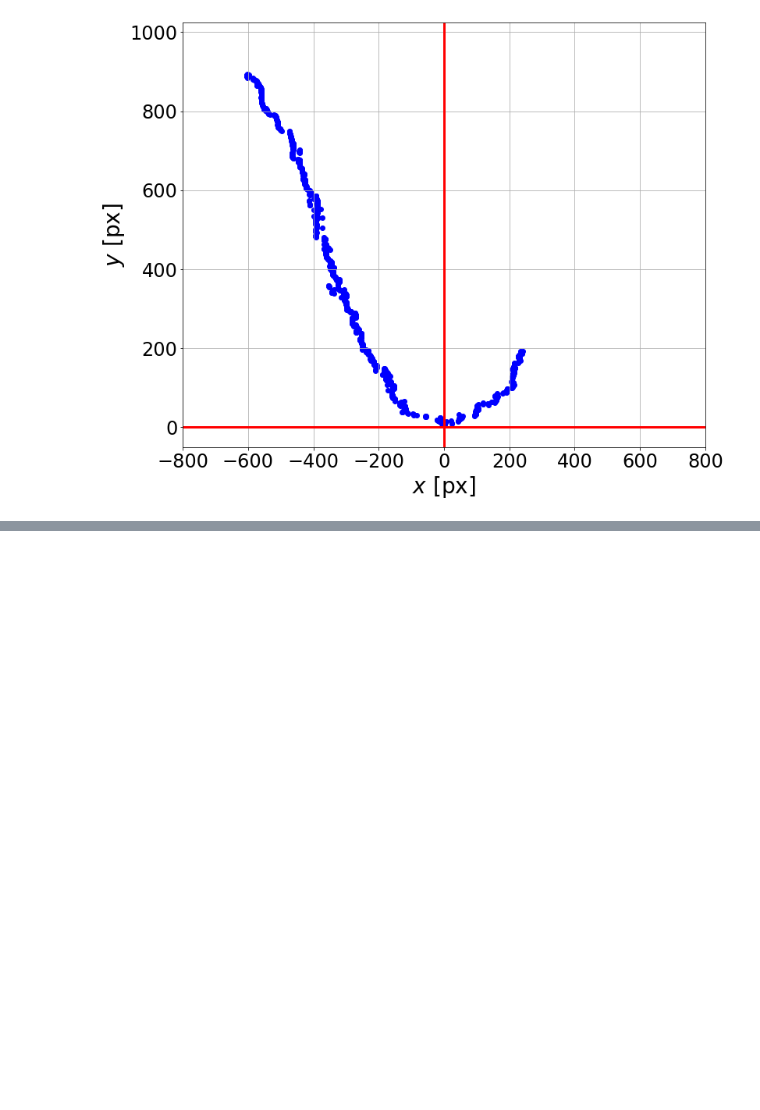
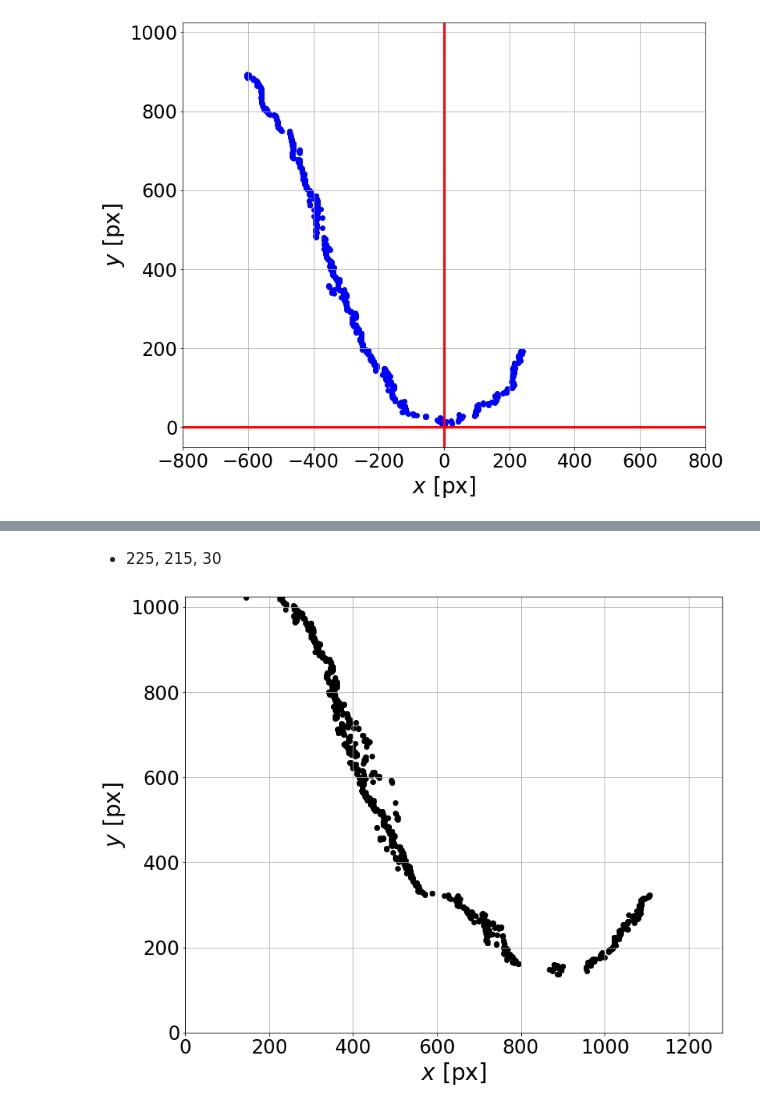
Before and after one commit to wakky927/parabola, a Jupyter notebook: notebooks/shifter.ipynb, the cells around one changed output, grey strips where cells are left out. Cells and saved outputs as stored; diff of their text form; code cells hidden in the pictures; blank space fills up the shorter version.

```diff
--- a/notebooks/shifter.ipynb
+++ b/notebooks/shifter.ipynb
@@ -264,0 +305,8 @@ graph1(A, B, -890, -130)
+# %% [markdown]
+- 225, 215, 30
+# %%
+data = np.loadtxt(BOUNDARY_DIR + "u_225_q_215_d_30.csv", delimiter=',')
+A, B = data[0], data[1]
+graph0(A, B)
+# %% [output]
+[figure, added]
```
Also changed, not shown: parts of 55 cells of this notebook, 2 other files.
